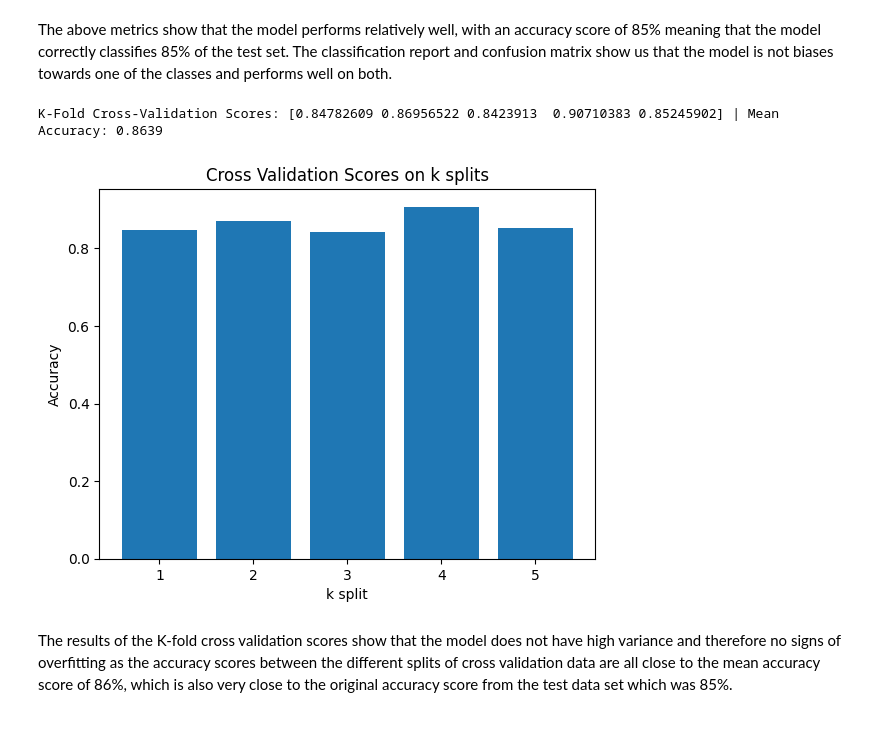
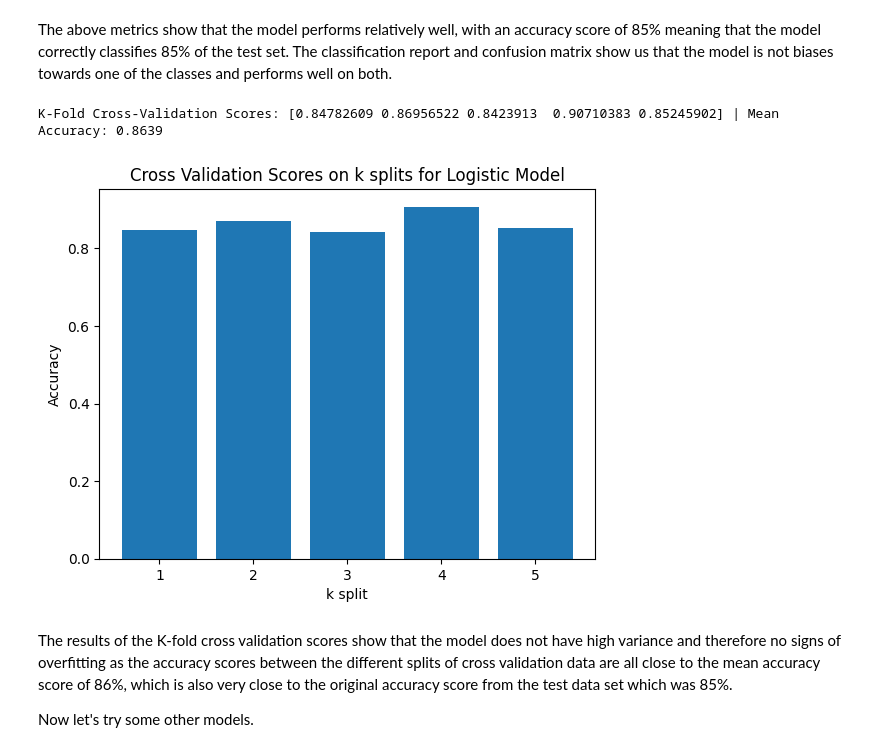
Before and after one commit to louis-porter/heart_failure_prediction, a Jupyter notebook: heart_failure_prediction.ipynb, the cells around one changed output. Cells and saved outputs as stored; diff of their text form; code cells hidden in the pictures.

Commit message:
Added Conclusions and model selections

```diff
--- a/heart_failure_prediction.ipynb
+++ b/heart_failure_prediction.ipynb
@@ -258,21 +258,23 @@ The above metrics show that the model performs relatively well, with an accuracy
 # %%
 # Cross validation to test whether model is reliable over different sets of data
 from sklearn.model_selection import KFold, cross_val_score
 
 k = 5
 kf = KFold(n_splits=k, shuffle=True, random_state=26)
 
 cv_scores = cross_val_score(model_log, X, y, cv=kf, scoring="accuracy")
 
 print(f"K-Fold Cross-Validation Scores: {cv_scores} | Mean Accuracy: {cv_scores.mean():.4f}")
 
 plt.bar(range(1, k + 1), cv_scores)
-plt.title("Cross Validation Scores on k splits")
+plt.title("Cross Validation Scores on k splits for Logistic Model")
 plt.ylabel("Accuracy")
 plt.xlabel("k split")
 plt.show()
 # %% [output]
 K-Fold Cross-Validation Scores: [0.84782609 0.86956522 0.8423913  0.90710383 0.85245902] | Mean Accuracy: 0.8639
-[figure, old version]
+[figure, new version]
 # %% [markdown]
 The results of the K-fold cross validation scores show that the model does not have high variance and therefore no signs of overfitting as the accuracy scores between the different splits of cross validation data are all close to the mean accuracy score of 86%, which is also very close to the original accuracy score from the test data set which was 85%.
+
+Now let's try some other models.
```
Also changed, not shown: parts of 12 cells of this notebook, 1 other file.
